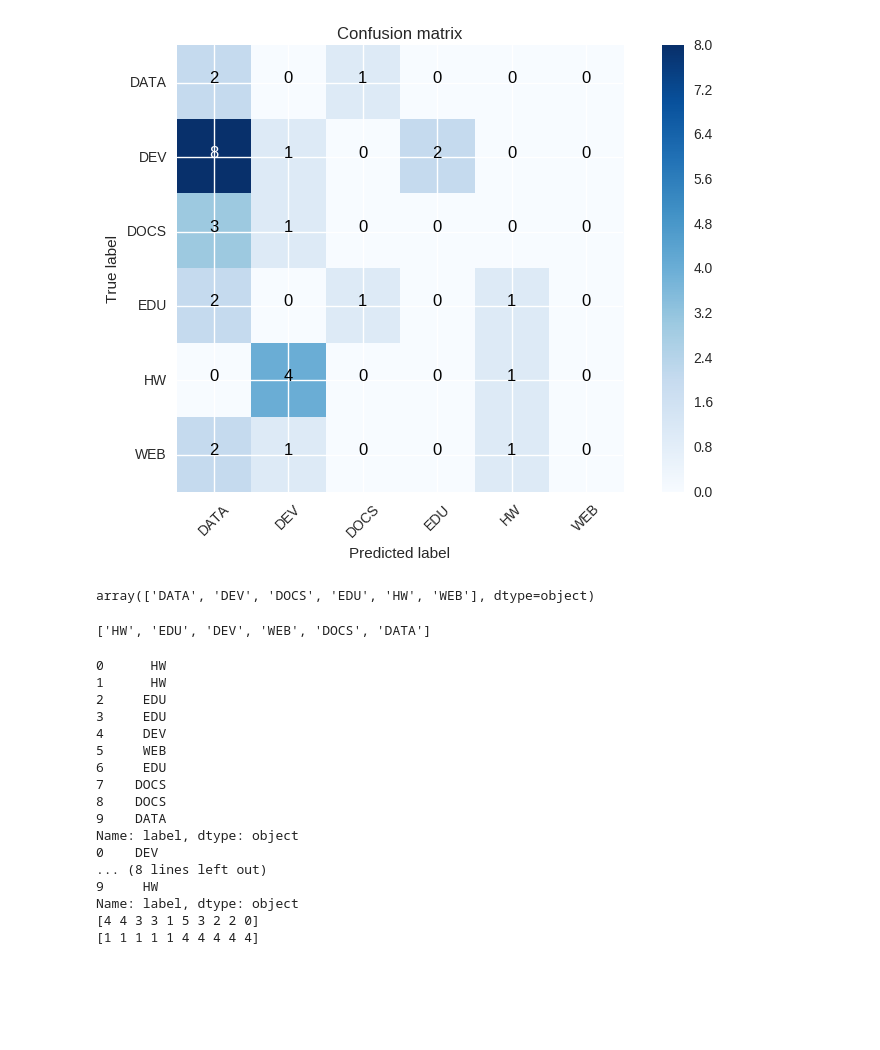
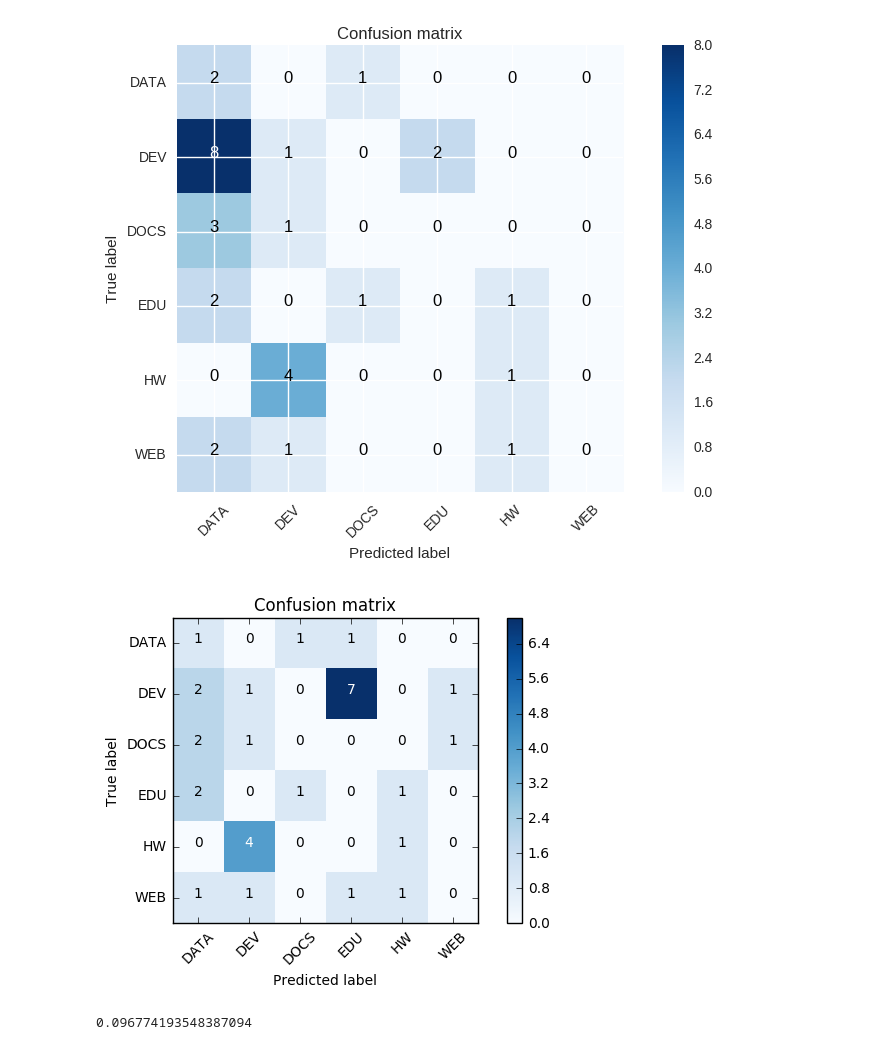
Before and after one commit to WGierke/git_better, a Jupyter notebook: Repository_Classification.ipynb, the cells around one changed output. Saved outputs shown, nothing was run; the diff lists cells and outputs as text; code cells hidden in the pictures; blank space fills up the shorter version.

```diff
--- a/Repository_Classification.ipynb
+++ b/Repository_Classification.ipynb
@@ -257,34 +256,33 @@ Confusion matrix, without normalization
  [0 4 0 0 1 0]
  [2 1 0 0 1 0]]
 [figure]
-# %%
-le.inverse_transform(range(6))
-# %% [output]
-array(['DATA', 'DEV', 'DOCS', 'EDU', 'HW', 'WEB'], dtype=object)
-# %%
-unique_labels
-# %% [output]
-['HW', 'EDU', 'DEV', 'WEB', 'DOCS', 'DATA']
-# %%
-print pd.DataFrame.from_csv("data/validation_data.csv")["label"][:10]
-print pd.DataFrame.from_csv("data/processed_data.csv")["label"][:10]
-print le.transform(pd.DataFrame.from_csv("data/validation_data.csv")["label"][:10])
-print le.transform(pd.DataFrame.from_csv("data/processed_data.csv")["label"][:10])
-# %% [output]
-0      HW
-1      HW
-2     EDU
-3     EDU
-4     DEV
-5     WEB
-6     EDU
-7    DOCS
-8    DOCS
-9    DATA
-Name: label, dtype: object
-0    DEV
-... (8 lines left out)
-9     HW
-Name: label, dtype: object
-[4 4 3 3 1 5 3 2 2 0]
-[1 1 1 1 1 4 4 4 4 4]
+# %%
+from sklearn.multiclass import OneVsRestClassifier
+from app.evaluation import get_accuracy_and_plot_confusion
+import pandas as pd
+from sklearn.tree import DecisionTreeClassifier
+from app.evaluation import *
+from sklearn.preprocessing import LabelEncoder
+from sklearn.multiclass import OneVsOneClassifier
+
+train_df = pd.read_csv("data/processed_data.csv")
+train_df = drop_text_features(train_df)
+train_df.fillna(0, inplace=True)
+y_train = train_df.pop("label")
+
+val_df = pd.DataFrame.from_csv("data/validation_data.csv")
+val_df = drop_text_features(val_df)
+val_df.fillna(0, inplace=True)
+y_val = val_df.pop("label")
+
+le = LabelEncoder().fit(y_val)
+classes = le.classes_
+train_df, val_df = complete_columns(train_df, val_df)
+
+clf = OneVsOneClassifier(XGBClassifier())
+clf.fit(train_df.values, y_train)
+
+eval_classifier(clf, val_df.values, y_val, classes)
+# %% [output]
+[figure, added]
+0.096774193548387094
```
Also changed, not shown: parts of 7 cells of this notebook, 4 other files.
